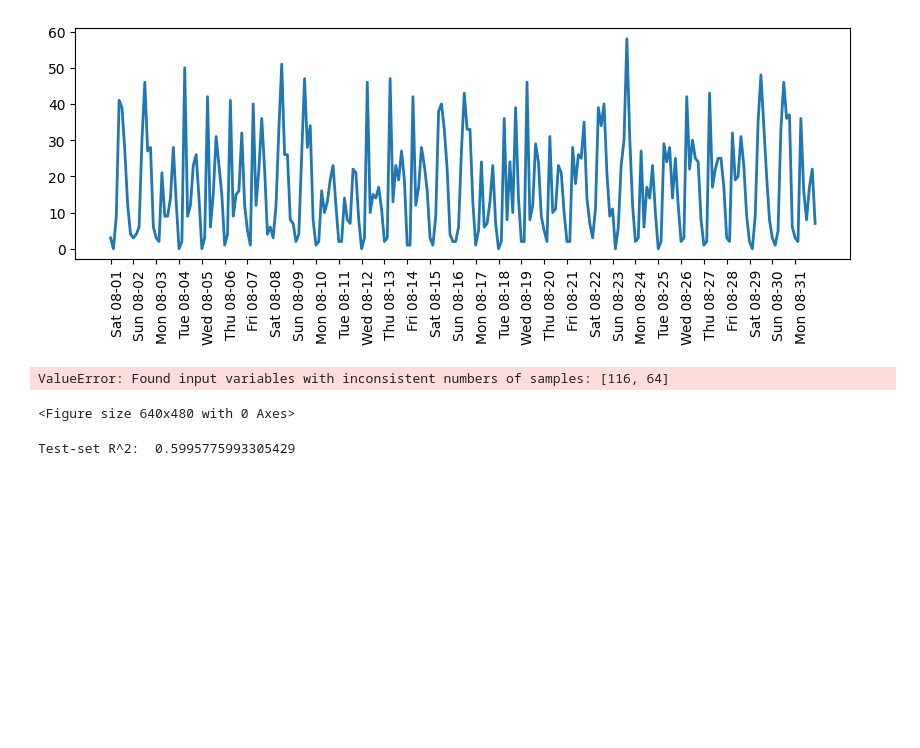
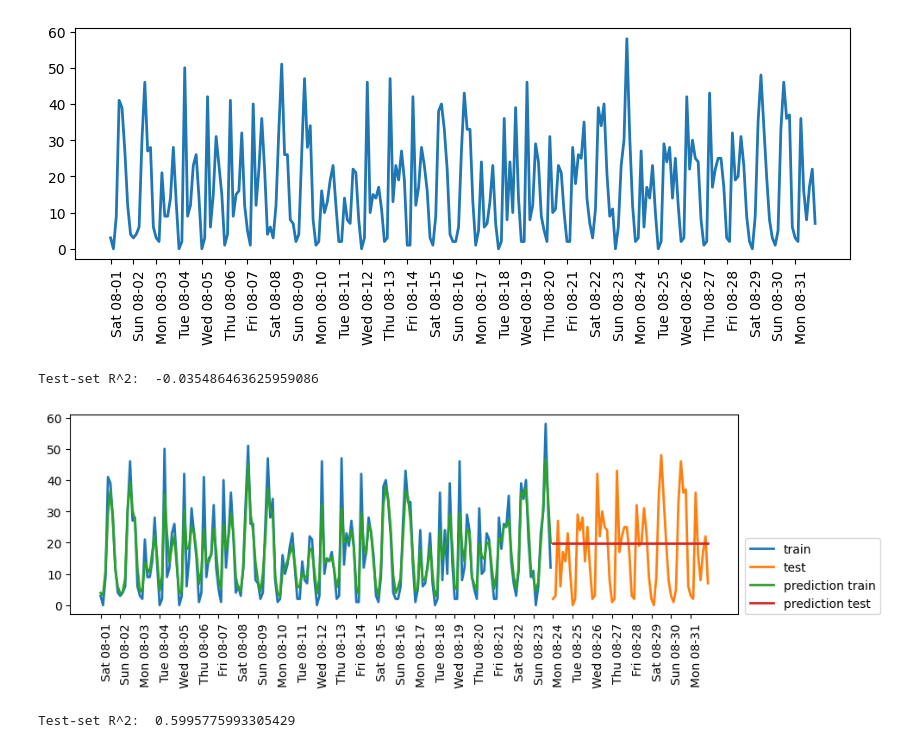
Before and after one commit to jinjiayun57/ml_modeling-foundations, a Jupyter notebook: 18_Transformations_feature_selection.ipynb, the cells around one changed output. Cells and saved outputs as stored; diff of their text form; code cells hidden in the pictures; blank space fills up the shorter version.

```diff
--- a/18_Transformations_feature_selection.ipynb
+++ b/18_Transformations_feature_selection.ipynb
@@ -470,33 +470,35 @@ plt.plot(citibike, linewidth=2)
 # %%
 
 X = citibike.index.view("int64") // 10**9
 X = X.reshape(-1, 1)
+
+y = citibike.values
 
 from sklearn.ensemble import RandomForestRegressor
 
 n_train = 184
 
 def eval_on_features(features, target, regressor):
     X_train, X_test = features[:n_train], features[n_train:]
     y_train, y_test = target[:n_train], target[n_train:]
     regressor.fit(X_train, y_train)
     print("Test-set R^2: ", regressor.score(X_test, y_test))
     y_pred = regressor.predict(X_test)
     y_pred_train = regressor.predict(X_train)
     plt.figure(figsize=(10, 3))
     plt.xticks(range(0, len(X), 8), xticks.strftime("%a %m-%d"), rotation=90, ha="left");
     plt.plot(range(n_train), y_train, label="train", linewidth=2)
     plt.plot(range(n_train, len(y_test) + n_train), y_test, label="test", linewidth=2)
     plt.plot(range(n_train), y_pred_train, label="prediction train", linewidth=2)
     plt.plot(range(n_train, len(y_test) + n_train), y_pred, label="prediction test", linewidth=2)
     plt.legend(loc=(1.01, 0))
 
 regressor = RandomForestRegressor(n_estimators=100, random_state=0)
-plt.figure()
+
 eval_on_features(X, y, regressor)
 # %% [output]
-ValueError: Found input variables with inconsistent numbers of samples: [116, 64]
+Test-set R^2:  -0.035486463625959086
-<Figure size 640x480 with 0 Axes>
+[figure, added]
 # %%
 X_hour = citibike.index.hour.to_numpy().reshape(-1, 1)
 eval_on_features(X_hour, y, regressor)
```
